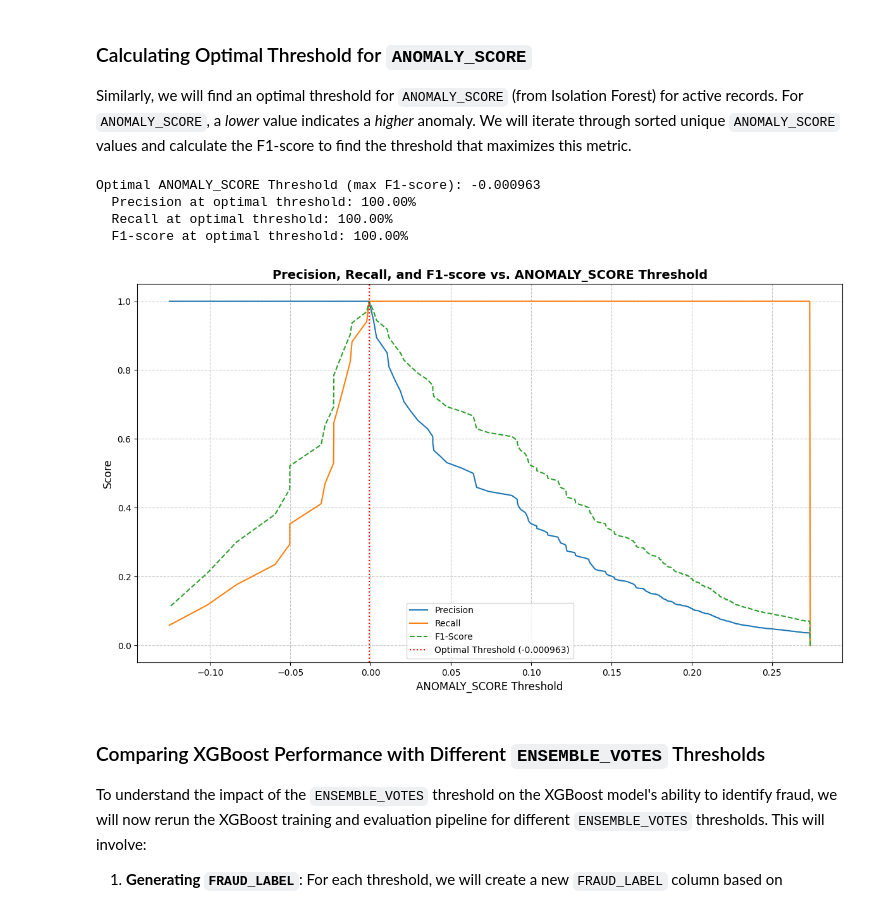
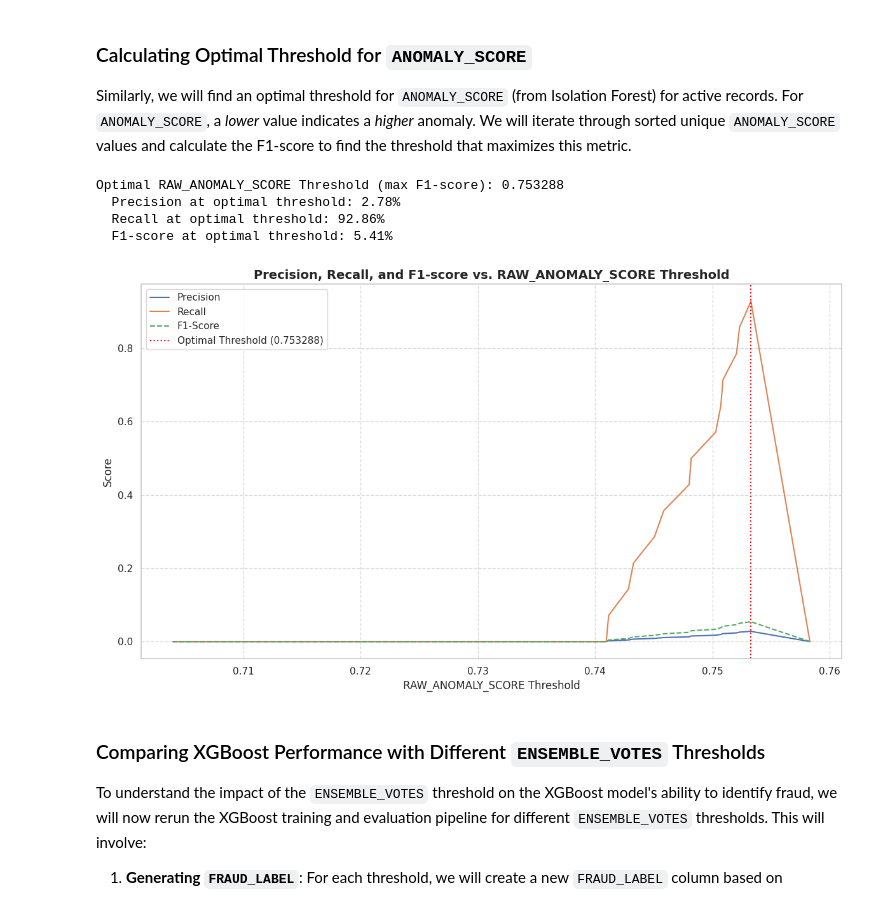
Before and after one commit to RobertDS-45/Money_Remmitence_analysis, a Jupyter notebook: Bot_Money_remmitence_analysis.ipynb, the cells around one changed output. Saved outputs shown, nothing was run; the diff lists cells and outputs as text; code cells hidden in the pictures.

```diff
--- a/Bot_Money_remmitence_analysis.ipynb
+++ b/Bot_Money_remmitence_analysis.ipynb
@@ -437,25 +332,20 @@ Now that we have computed `ENSEMBLE_VOTES` for each record, we can calculate the
 # %%
 print("\n[FRAUD YIELD ANALYSIS] Calculating fraud yield for different ENSEMBLE_VOTES thresholds...")
 
-# Filter for active records, as pseudo-labeling and gating apply to these
-active_records_ensemble_df = df[df['IS_ACTIVE'] == 1].copy()
-
-total_active_records = len(active_records_ensemble_df)
+# Filter for active records, using our updated active_df tracking variable
+total_active_records = len(active_df)
 
 if total_active_records == 0:
     print("No active records found for analysis.")
 else:
     print(f"Total Active Records: {total_active_records}")
     results = []
-    # Iterate through possible ENSEMBLE_VOTES thresholds
-    # The number of seeds is 5, so votes can range from 0 to 5
+
+    # Iterate through possible ENSEMBLE_VOTES thresholds (0 to 5)
     for threshold in range(0, len(seeds) + 1):
-        # Apply a simplified fraud condition using only ENSEMBLE_VOTES
-        # In pipe_line.py, other conditions like RAW_ANOMALY_SCORE and RECONSTRUCTION_ERROR are also used.
-        # For this exercise, we focus on the impact of ENSEMBLE_VOTES.
-        fraud_yield_mask = (active_records_ensemble_df['ENSEMBLE_VOTES'] >= threshold)
+        # Scan ensemble votes calculated from our synthetic-trained models
+        fraud_yield_mask = (active_df['ENSEMBLE_VOTES'] >= threshold)
         fraud_yield_count = fraud_yield_mask.sum()
-
         fraud_yield_percentage = (fraud_yield_count / total_active_records) * 100
 
         results.append({
@@ -467,7 +357,7 @@ else:
     results_df = pd.DataFrame(results)
     display(results_df)
 
-    print("\n[FRAUD YIELD ANALYSIS] Analysis complete. Consider these yields when adjusting your pipeline's gating criteria.")
+    print("\n[FRAUD YIELD ANALYSIS] Analysis complete. Use these thresholds to adjust your gating criteria.")
 # %% [output]
 [FRAUD YIELD ANALYSIS] Calculating fraud yield for different ENSEMBLE_VOTES thresholds...
 Total Active Records: 468
@@ -864,21 +661,26 @@ Optimal RECONSTRUCTION_ERROR Threshold (max F1-score): 0.005012
 
 Similarly, we will find an optimal threshold for `ANOMALY_SCORE` (from Isolation Forest) for active records. For `ANOMALY_SCORE`, a *lower* value indicates a *higher* anomaly. We will iterate through sorted unique `ANOMALY_SCORE` values and calculate the F1-score to find the threshold that maximizes this metric.
 # %%
+from sklearn.metrics import precision_recall_fscore_support
+import numpy as np
+import matplotlib.pyplot as plt
+import seaborn as sns
+
 # Filter for active records
-active_df_metrics = final_df[final_df['IS_ACTIVE'] == 1].copy()
+active_df_metrics = active_df[active_df['IS_ACTIVE'] == 1].copy()
 
 # Ensure there are pseudo-fraud labels to evaluate against
 if active_df_metrics['FRAUD_LABEL'].sum() == 0:
     print("No pseudo-fraud labels (FRAUD_LABEL = 1) found in active records. Cannot calculate optimal ANOMALY_SCORE threshold.")
 else:
     threshold_metrics = []
-    # Sort unique anomaly scores in descending order because lower scores are more anomalous
-    unique_anomaly_scores = np.sort(active_df_metrics['ANOMALY_SCORE'].unique())[::-1]
+    # Sort unique RAW_ANOMALY_SCORE scores in descending order because lower scores are more anomalous
+    unique_anomaly_scores = np.sort(active_df_metrics['RAW_ANOMALY_SCORE'].unique())[::-1]
 
-    # Iterate through potential thresholds. Lower ANOMALY_SCORE indicates anomaly.
+    # Iterate through potential thresholds. Lower RAW_ANOMALY_SCORE indicates anomaly.
     for threshold in unique_anomaly_scores:
         # Predict anomalies based on the current threshold
-        predictions = (active_df_metrics['ANOMALY_SCORE'] <= threshold).astype(int)
+        predictions = (active_df_metrics['RAW_ANOMALY_SCORE'] <= threshold).astype(int)
 
         # Calculate metrics if both classes are present in predictions and actuals
         if np.unique(predictions).size > 1 and np.unique(active_df_metrics['FRAUD_LABEL']).size > 1:
@@ -889,41 +691,41 @@ else:
             # Handle cases where predictions or actuals don't have both classes
             precision = 0.0
             recall = 0.0
             fscore = 0.0
 
         threshold_metrics.append({'threshold': threshold, 'precision': precision, 'recall': recall, 'fscore': fscore})
 
     metrics_df_as = pd.DataFrame(threshold_metrics)
 
     # Find the threshold that maximizes F1-score
     optimal_as_threshold_row = metrics_df_as.loc[metrics_df_as['fscore'].idxmax()]
     optimal_as_threshold = optimal_as_threshold_row['threshold']
 
-    print(f"Optimal ANOMALY_SCORE Threshold (max F1-score): {optimal_as_threshold:.6f}")
+    print(f"Optimal RAW_ANOMALY_SCORE Threshold (max F1-score): {optimal_as_threshold:.6f}")
     print(f"  Precision at optimal threshold: {optimal_as_threshold_row['precision']:.2%}")
     print(f"  Recall at optimal threshold: {optimal_as_threshold_row['recall']:.2%}")
     print(f"  F1-score at optimal threshold: {optimal_as_threshold_row['fscore']:.2%}")
 
     # Plotting Precision, Recall, and F1-score against the threshold
     plt.figure(figsize=(12, 7))
     plt.plot(metrics_df_as['threshold'], metrics_df_as['precision'], label='Precision')
     plt.plot(metrics_df_as['threshold'], metrics_df_as['recall'], label='Recall')
     plt.plot(metrics_df_as['threshold'], metrics_df_as['fscore'], label='F1-Score', linestyle='--')
     plt.axvline(x=optimal_as_threshold, color='red', linestyle=':', label=f'Optimal Threshold ({optimal_as_threshold:.6f})')
 
-    plt.title('Precision, Recall, and F1-score vs. ANOMALY_SCORE Threshold', fontsize=14, fontweight='bold')
-    plt.xlabel('ANOMALY_SCORE Threshold', fontsize=12)
+    plt.title('Precision, Recall, and F1-score vs. RAW_ANOMALY_SCORE Threshold', fontsize=14, fontweight='bold')
+    plt.xlabel('RAW_ANOMALY_SCORE Threshold', fontsize=12)
     plt.ylabel('Score', fontsize=12)
     plt.legend()
     plt.grid(True, linestyle='--', alpha=0.7)
     plt.tight_layout()
     plt.show()
 # %% [output]
-Optimal ANOMALY_SCORE Threshold (max F1-score): -0.000963
-  Precision at optimal threshold: 100.00%
-  Recall at optimal threshold: 100.00%
-  F1-score at optimal threshold: 100.00%
+Optimal RAW_ANOMALY_SCORE Threshold (max F1-score): 0.753288
+  Precision at optimal threshold: 2.78%
+  Recall at optimal threshold: 92.86%
+  F1-score at optimal threshold: 5.41%
-[figure, old version]
+[figure, new version]
 # %% [markdown]
 ### Comparing XGBoost Performance with Different `ENSEMBLE_VOTES` Thresholds
 
```
Also changed, not shown: parts of 68 cells of this notebook.
